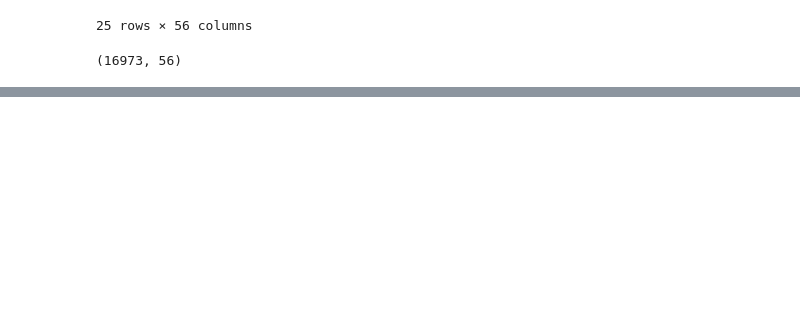
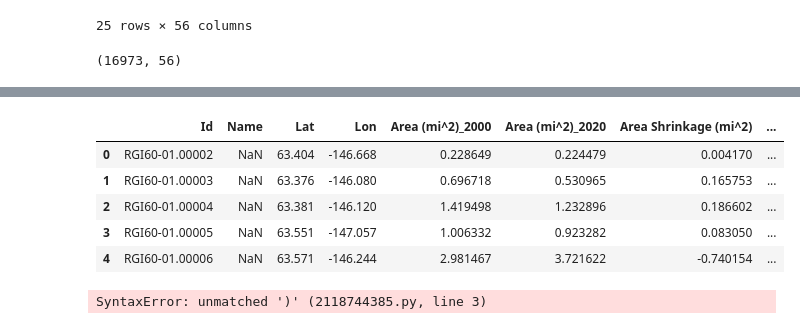
Before and after one commit to DidemBl/Glaciers, a Jupyter notebook: Scripts/Cleaning for Supervised AI.ipynb, the cells around one changed output, grey strips where cells are left out. Drawn from its saved outputs; the diff is of its cells as text; code cells hidden in the pictures; blank space fills up the shorter version.

```diff
--- a/Scripts/Cleaning for Supervised AI - not in use.ipynb
+++ b/Scripts/Cleaning for Supervised AI.ipynb
@@ -141,0 +157,29 @@ area_only.to_csv("../Data/AK_glacier_data_over_time.csv", index=False, header=Tr
+# %%
+td_2000 = twodecade[twodecade['Year'] == 2000]
+td_2020 = twodecade[twodecade['Year'] == 2020]
+SMLprep = pd.merge(td_2000, td_2020, on=['Id','Name'], suffixes=('_2000', '_2020'))
+SMLprep['Area Shrinkage (mi^2)'] = SMLprep['Area (mi^2)_2000']-SMLprep['Area (mi^2)_2020']
+SMLprep['Shrinkage'] = SMLprep['Area Shrinkage (mi^2)'] > 0
+#since lat, lon, height, and length didnt change as shown earlier, differences not needed
+SMLprep['Lat']=SMLprep['CenLat_2000']
+SMLprep['Lon']=SMLprep['CenLon_2000']
+SMLprep['Height (ft)']=SMLprep['Height (ft)_2000']
+SMLprep['Length (ft)']=SMLprep['Length (ft)_2000']
+SMLprep=SMLprep[['Id','Name','Lat','Lon','Area (mi^2)_2000','Area (mi^2)_2020','Area Shrinkage (mi^2)','Shrinkage','Height (ft)','Length (ft)']]
+SMLprep.head()
+# %% [output]
+|  | Id | Name | Lat | Lon | Area (mi^2)_2000 | Area (mi^2)_2020 | Area Shrinkage (mi^2) | ... |
+| 0 | RGI60-01.00002 | NaN | 63.404 | -146.668 | 0.228649 | 0.224479 | 0.004170 | ... |
+| 1 | RGI60-01.00003 | NaN | 63.376 | -146.080 | 0.696718 | 0.530965 | 0.165753 | ... |
+| 2 | RGI60-01.00004 | NaN | 63.381 | -146.120 | 1.419498 | 1.232896 | 0.186602 | ... |
+| 3 | RGI60-01.00005 | NaN | 63.551 | -147.057 | 1.006332 | 0.923282 | 0.083050 | ... |
+| 4 | RGI60-01.00006 | NaN | 63.571 | -146.244 | 2.981467 | 3.721622 | -0.740154 | ... |
+# %%
+shrink=SMLprep['Shrinkage'].sum()
+noshrink=len(SMLprep) - shrink
+percentage = round((shrink / len(SMLprep)) * 100),2)
+print(f'Total Glaciers that Shrunk between 2000 and 2020: {shrink}.')
+print(f'Total Glaciers that Didnt Shrink between 2000 and 2020: {noshrink}.')
+print(f'Total Percentage of Glaciers that Shrunk between 2000 and 2020: {percentage}%.')
+# %% [output]
+SyntaxError: unmatched ')' (2118744385.py, line 3)
```
Also changed, not shown: parts of 2 cells of this notebook, 4 other files.
